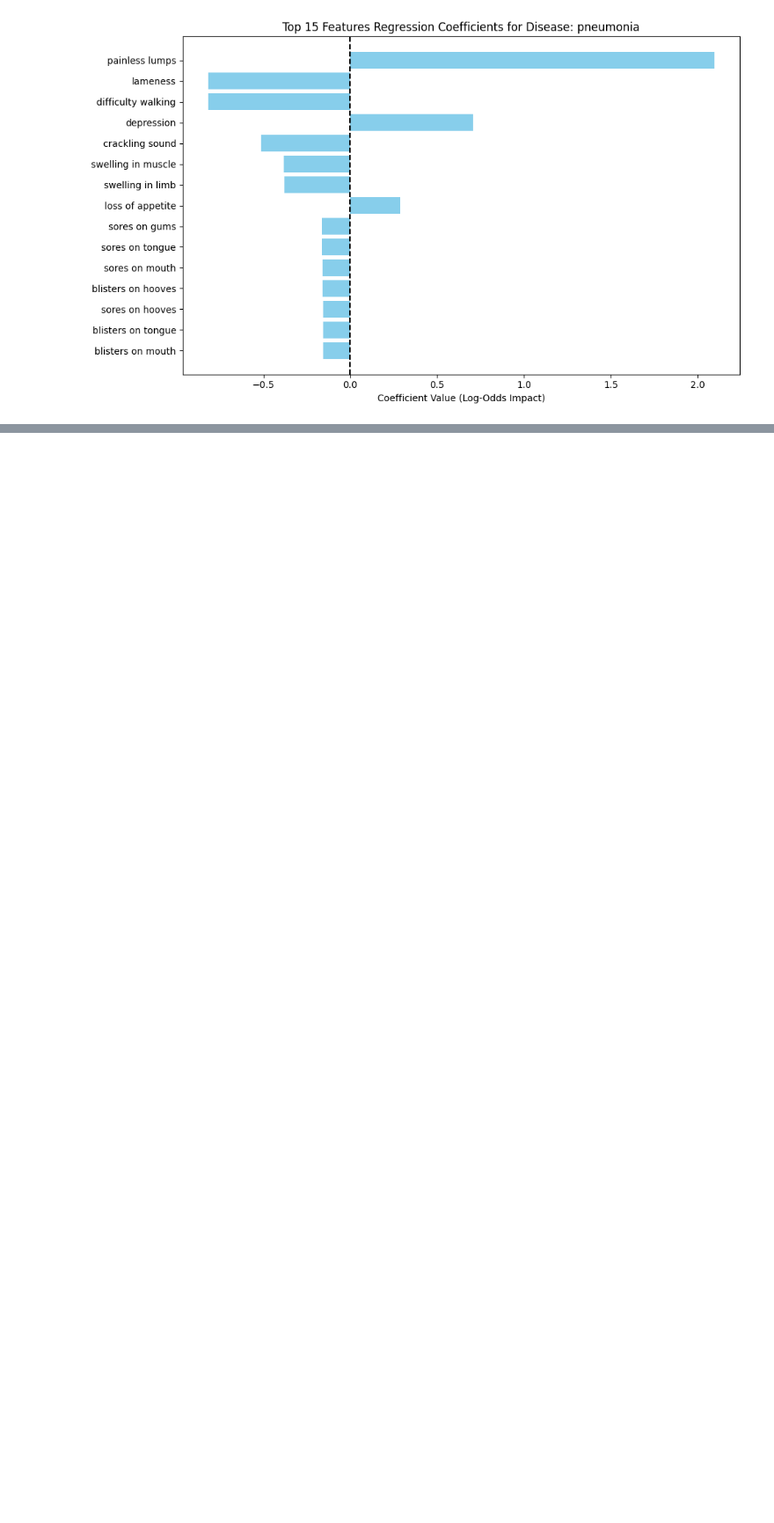
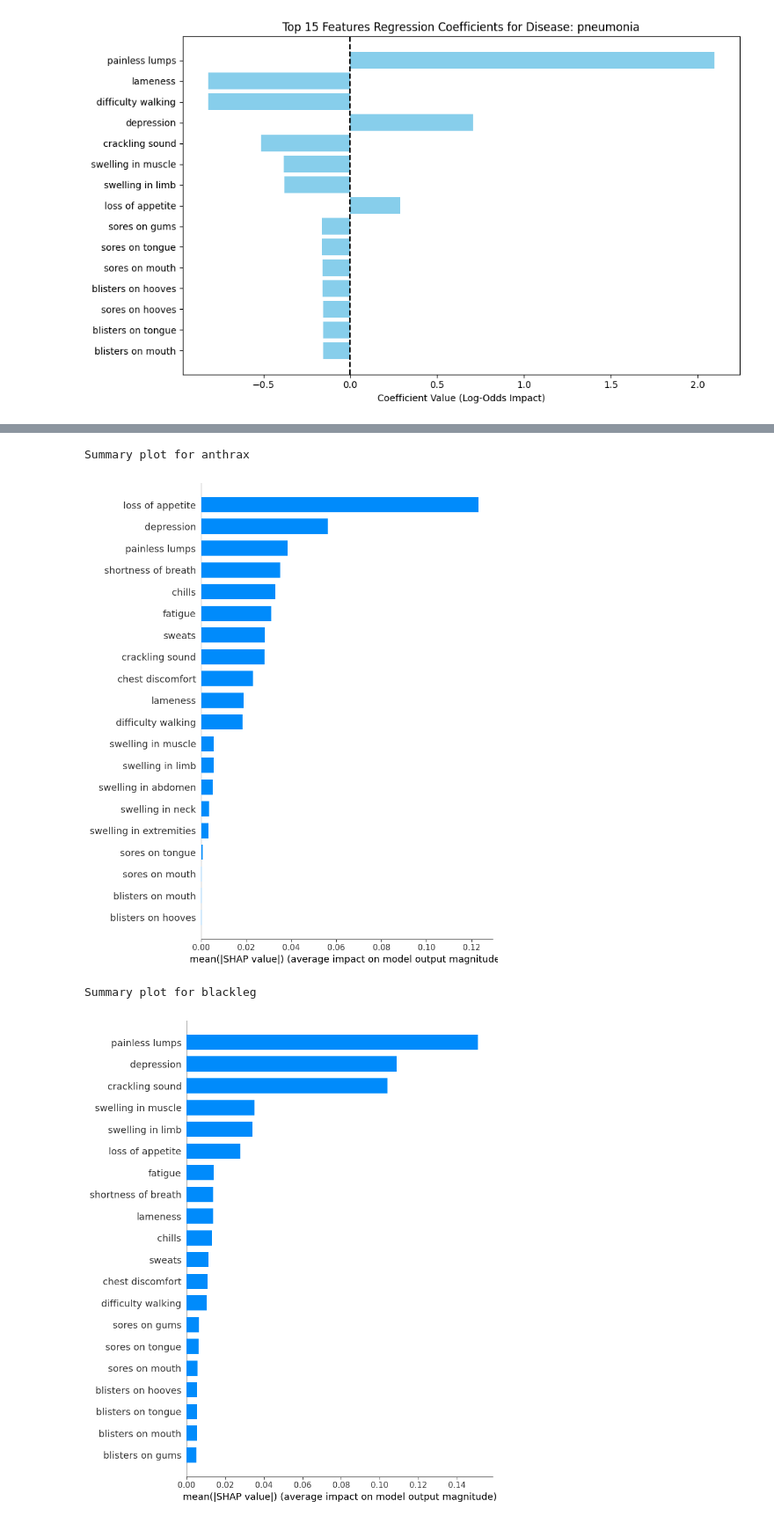
Before and after one commit to Tormiwah205/Animal-Disease, a Jupyter notebook: stats-jupyter.ipynb, the cells around one changed output, grey strips where cells are left out. Shown at 88% size. Cells and saved outputs as stored; diff of their text form; code cells hidden in the pictures; blank space fills up the shorter version.

Commit message:
Add SHAP summary and force plots for model interpretability

```diff
--- a/stats-jupyter.ipynb
+++ b/stats-jupyter.ipynb
@@ -194,8 +194,8 @@ X_train, X_test, y_train, y_test = train_test_split(X, y, test_size=0.2, random_
 from sklearn.preprocessing import StandardScaler
 # Scale features using StandardScaler
 scaler = StandardScaler()
-X_train = scaler.fit_transform(X_train)
-X_test = scaler.transform(X_test)
+X_train = pd.DataFrame(scaler.fit_transform(X_train), columns=X.columns)
+X_test = pd.DataFrame(scaler.transform(X_test), columns=X.columns)
 # %% [markdown]
 #Train Random Forest Classifier
 # %%
@@ -374,3 +374,33 @@ Logistic Regression Coefficients by Disease
 [figure]
 [figure]
 [figure]
+# %%
+import shap
+from IPython.display import display
+
+shap.initjs()
+
+explainer = shap.TreeExplainer(model)
+shap_values_raw = explainer.shap_values(X_test)
+
+# Convert to list of arrays: (n_classes) of (n_samples, n_features)
+shap_values = [shap_values_raw[:, :, i] for i in range(shap_values_raw.shape[2])]
+
+# Summary plots for each disease
+for i, name in enumerate(revd.classes_):
+    print(f"\nSummary plot for {name}")
+    shap.summary_plot(shap_values[i], X_test, plot_type="bar", class_names=revd.classes_)
+
+# Force plots for one sample
+sample_index = 0
+print(f"\nSHAP force plots for diseases #{sample_index}...")
+
+for class_idx, class_name in enumerate(revd.classes_):
+    print(f"\nDisease: {class_name}")
+    display(shap.force_plot(
+        base_value=explainer.expected_value[class_idx],
+        shap_values=shap_values[class_idx][sample_index],
+        features=X_test.iloc[sample_index],
+        feature_names=X_test.columns
+    ))
+# %% [output]
@@ -376,0 +408,4 @@ Logistic Regression Coefficients by Disease
+Summary plot for anthrax
+[figure, added]
+Summary plot for blackleg
+[figure, added]
```
Also changed, not shown: parts of 1 cell of this notebook.
